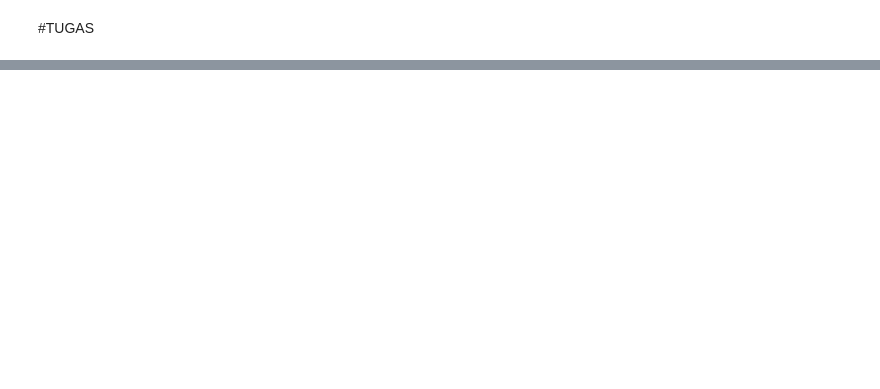
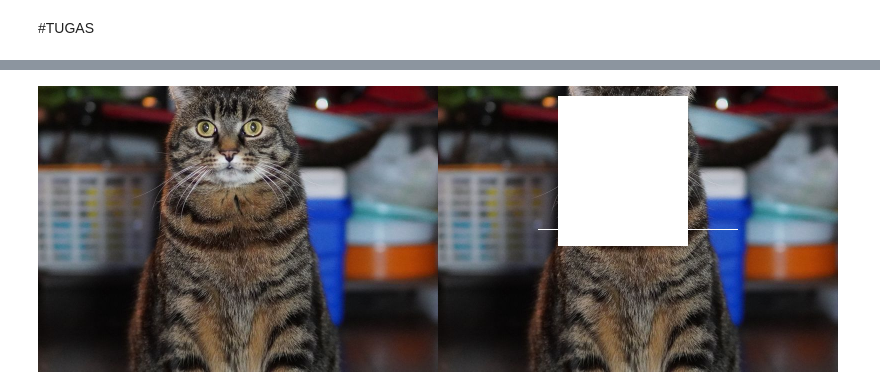
Before and after one commit to GwidoPutra/PCVK_Genap_2025, a Jupyter notebook: week1_PCVK.ipynb, the cells around one changed output, grey strips where cells are left out. Saved outputs shown, nothing was run; the diff lists cells and outputs as text; code cells hidden in the pictures; blank space fills up the shorter version.

```diff
--- a/week1_PCVK.ipynb
+++ b/week1_PCVK.ipynb
@@ -93,0 +129,16 @@ cv2_imshow(final_diagonal)
+# %%
+#GAMBAR KOTAK PUTIH BEBAS
+image_kotak = cv.cvtColor(image, cv.COLOR_BGR2RGB)
+
+# Tentukan posisi kotak (top, left, bottom, right)
+top, left = 10, 120
+bottom, right = 160, 250
+
+# Buat kotak putih dengan mengisi pixel pada area tersebut
+image_kotak[top:bottom, left:right] = [255, 255, 255]
+
+# Gabungkan hasil sebelum & sesudah
+final_kotak = cv.hconcat([image_2, image_kotak])
+cv2_imshow(final_kotak)
+# %% [output]
+[figure, added]
```
Also changed, not shown: parts of 4 cells of this notebook.
